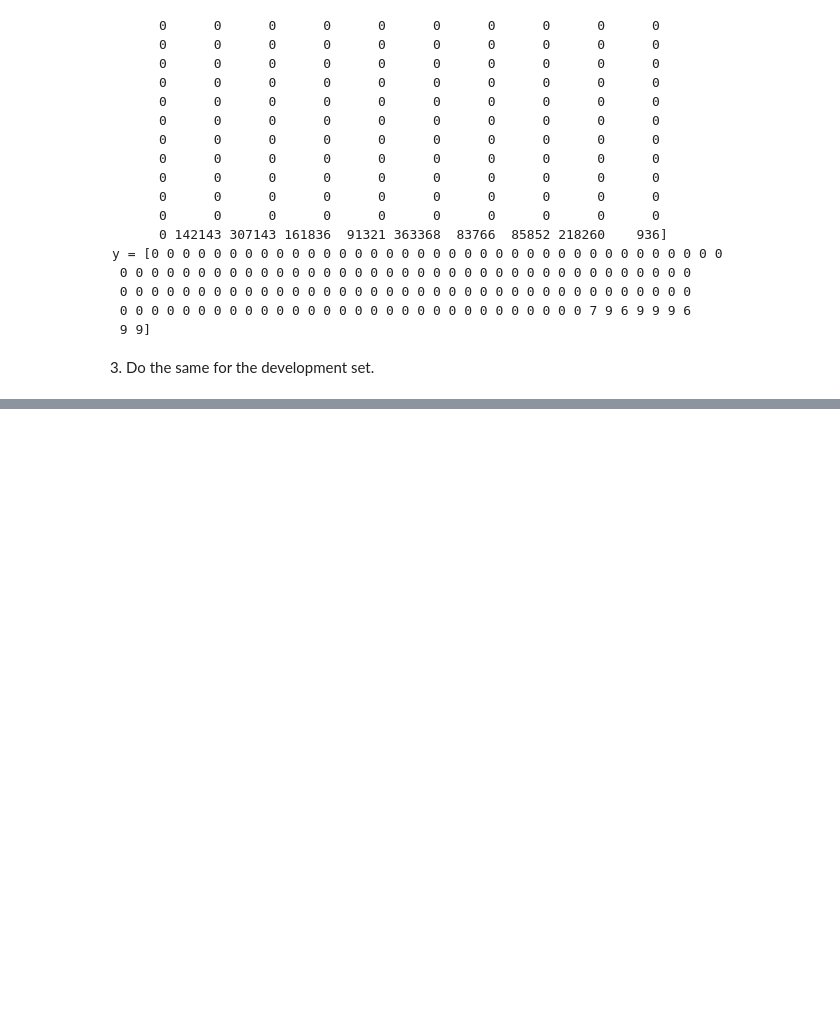
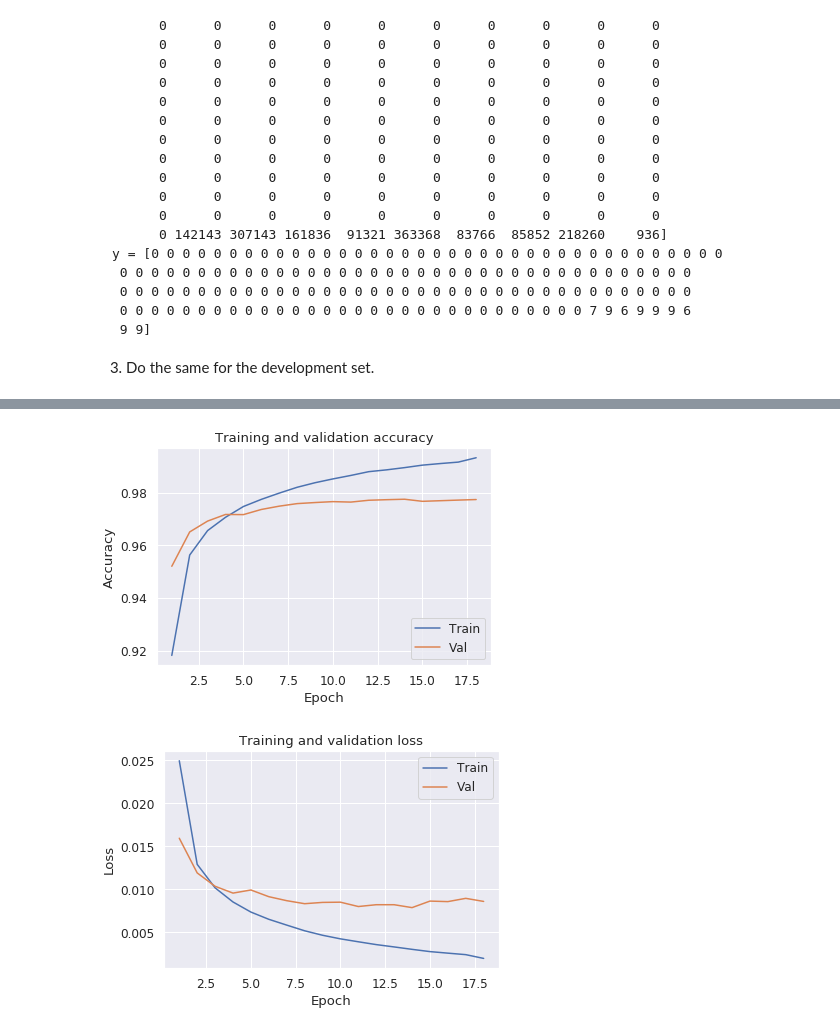
Before and after one commit to Digletto/EDAN95, a Jupyter notebook: lab4/ner.ipynb, the cells around one changed output, grey strips where cells are left out. Saved outputs shown, nothing was run; the diff lists cells and outputs as text; code cells hidden in the pictures; blank space fills up the shorter version.

```diff
--- a/lab4/ner.ipynb
+++ b/lab4/ner.ipynb
@@ -291,0 +408,23 @@ y_pred = model.predict_classes(x_test)
+# %%
+model2 = Sequential([
+    Embedding(embedding_matrix.shape[0], embedding_matrix.shape[1], input_length=150, mask_zero=True),
+    Bidirectional(
+        LSTM(64, return_sequences=True, dropout=0.2, recurrent_dropout=0.2)
+    ),
+    Dense(len(ne_index) + 2, activation='softmax')
+])
+
+model2.layers[0].set_weights([embedding_matrix])
+# %%
+model2.compile(optimizer='rmsprop', loss=losses.categorical_crossentropy, metrics=['acc'])
+
+history2 = model2.fit(x_train,
+                    y_train,
+                    epochs=30,
+                    batch_size=32,
+                    validation_data=(x_val, y_val),
+                    callbacks=[
+                        EarlyStopping(monitor='val_acc', patience=4, verbose=1),
+                        ModelCheckpoint('best.h5', save_best_only=True, monitor='val_acc', verbose=1),
+                        ReduceLROnPlateau(monitor='val_acc', factor=0.2, patience=3, verbose=1)]
+                   )
@@ -291,0 +449,5 @@ y_pred = model.predict_classes(x_test)
+# %%
+plot_training_history(history2)
+# %% [output]
+[figure, added]
+[figure, added]
```
Also changed, not shown: parts of 20 cells of this notebook.
